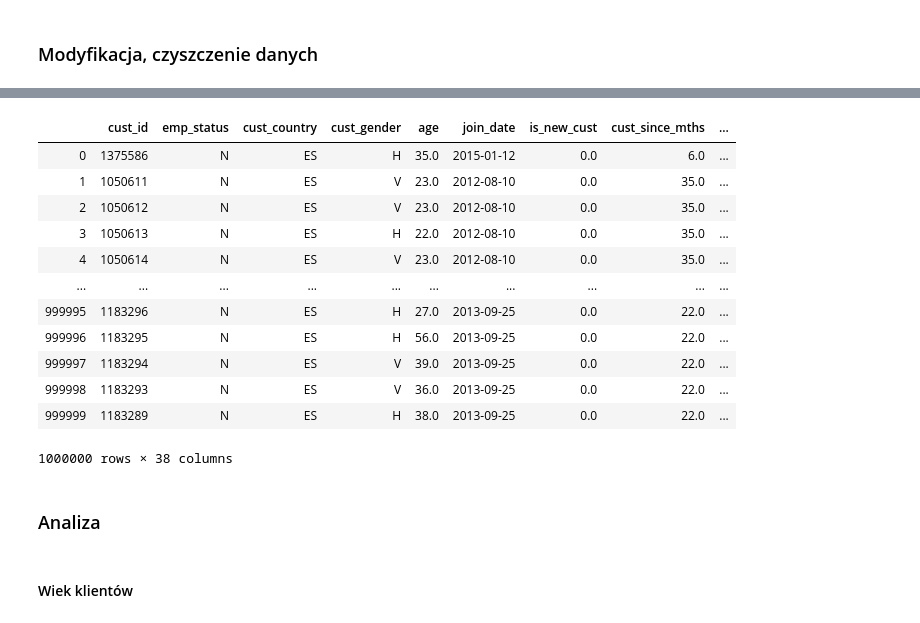
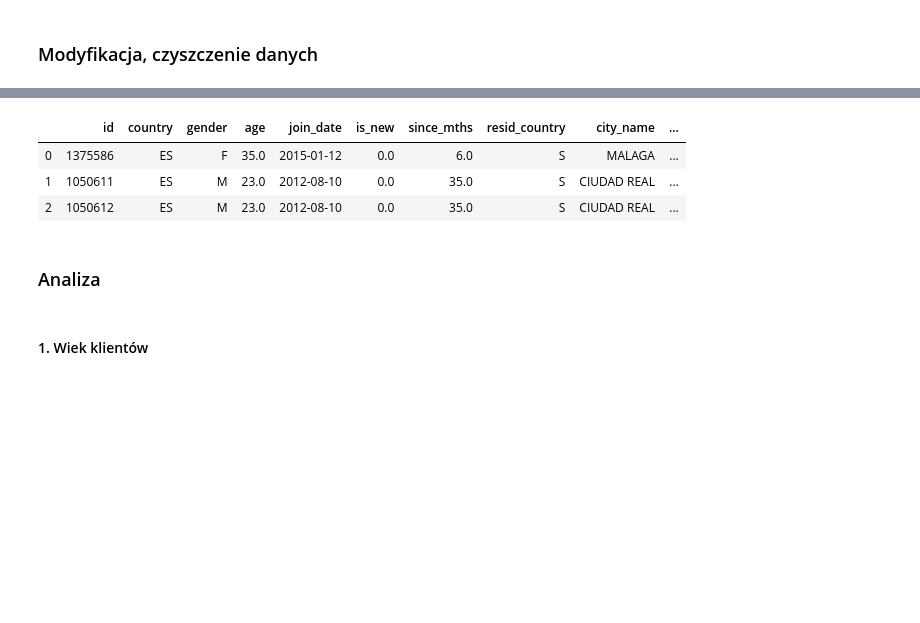
Before and after one commit to mcwilk/Santander, a Jupyter notebook: Santander_analysis.ipynb, the cells around one changed output, grey strips where cells are left out. Drawn from its saved outputs; the diff is of its cells as text; code cells hidden in the pictures; blank space fills up the shorter version.

```diff
--- a/Santander_analysis.ipynb
+++ b/Santander_analysis.ipynb
@@ -84,11 +85,11 @@ DataFrame zawiera 1000000 wierszy.
 # %%
 # Zmiana hiszpańskich nazw kolumn na angielskie
 col_names = list(data.columns)
-eng_col_names = ['cust_id', 'emp_status', 'cust_country', 'cust_gender', 'age', 'join_date', 'is_new_cust', 'cust_since_mths',
-                 'resid_country', 'is_foreigner', 'cust_province_name', 'cust_activity_status', 'gross_hshold_income',
-                 'cust_segment', 'savings_acc', 'guarantees', 'curr_accts', 'derivative_acc', 'payroll_acc', 'junior_acc',
-                 'more_particular_acc', 'particular_acc', 'particular_plus_acc', 'short_term_deposits', 'mid_term_deposits',
-                 'long_term_deposits', 'e-acc', 'funds', 'mortgage', 'pensions_1', 'loans', 'taxes', 'credit_card',
+eng_col_names = ['id', 'country', 'gender', 'age', 'join_date', 'is_new', 'since_mths',
+                 'resid_country', 'city_name', 'is_active', 'hhold_income',
+                 'segment', 'savings_acc', 'guarantees', 'curr_accts', 'derivative_acc', 'payroll_acc', 'junior_acc',
+                 'mas_partic_acc', 'partic_acc', 'partic_plus_acc', 'short_term_depos', 'mid_term_depos',
+                 'long_term_depos', 'e-acc', 'funds', 'mortgage', 'pensions_1', 'loans', 'taxes', 'credit_card',
                  'securities', 'home_acc', 'payroll', 'pensions_2', 'direct_debit']
 
 length = len(eng_col_names)
@@ -106,15 +102,36 @@ data.fillna(value = replace_nan, inplace=True)
+# %%
+# Czyszczenie danych
+income_median = data['hhold_income'].median()
+replace_nan = {'hhold_income': income_median, 'payroll': 0, 'pensions_2': 0}
+data.fillna(value = replace_nan, inplace=True)
+
+# Korekta wartości w kolumnie 'cust_gender'
+cond_h = data['gender'] == 'H' # = F (female)
+cond_v = data['gender'] == 'V' # = M (male)
+data.loc[cond_h, 'gender'] = 'F'
+data.loc[cond_v, 'gender'] = 'M'
+
+# Koretka wartości w kolumnie 'segment'
+cond_top = data['segment'] == '01 - TOP' # = VIP
+cond_partic = data['segment'] == '02 - PARTICULARES' # = Individuals
+cond_univ = data['segment'] == '03 - UNIVERSITARIO' # = Student
+data.loc[cond_top, 'segment'] = 'VIP'
+data.loc[cond_partic, 'segment'] = 'Individuals'
+data.loc[cond_univ, 'segment'] = 'Students'
 # %%
-#Zmiana typów danych dla poszczególnych kolumn
+# Zmiana typów danych dla poszczególnych kolumn
 col_names = list(data.columns)
 
-numeric_cols = ['age', 'cust_since_mths']
+numeric_cols = ['age', 'since_mths']
+integer_cols = ['payroll', 'pensions_2']
 date_cols = ['join_date']
-categorical_cols = ['emp_status', 'cust_gender', 'is_new_cust', 'is_foreigner', 'cust_activity_status', 'cust_segment']
-categorical_cols.extend(col_names[14:])
+categorical_cols = ['gender', 'is_new', 'is_active', 'segment']
 
 for col in col_names:
     if col in numeric_cols:
         data[col] = pd.to_numeric(data[col], errors='coerce')
+    elif col in integer_cols:
+        data[col] = data[col].astype('int64')
     elif col in date_cols:
         data[col] = pd.to_datetime(data[col], errors='coerce')
     elif col in categorical_cols:
@@ -142,18 +139,9 @@ memory usage: 89.6+ MB
 # %%
-data
+data.head(3)
 # %% [output]
-|  | cust_id | emp_status | cust_country | cust_gender | age | join_date | is_new_cust | cust_since_mths | ... |
-| 0 | 1375586 | N | ES | H | 35.0 | 2015-01-12 | 0.0 | 6.0 | ... |
-| 1 | 1050611 | N | ES | V | 23.0 | 2012-08-10 | 0.0 | 35.0 | ... |
-| 2 | 1050612 | N | ES | V | 23.0 | 2012-08-10 | 0.0 | 35.0 | ... |
-| 3 | 1050613 | N | ES | H | 22.0 | 2012-08-10 | 0.0 | 35.0 | ... |
-| 4 | 1050614 | N | ES | V | 23.0 | 2012-08-10 | 0.0 | 35.0 | ... |
-| ... | ... | ... | ... | ... | ... | ... | ... | ... | ... |
-| 999995 | 1183296 | N | ES | H | 27.0 | 2013-09-25 | 0.0 | 22.0 | ... |
-| 999996 | 1183295 | N | ES | H | 56.0 | 2013-09-25 | 0.0 | 22.0 | ... |
-| 999997 | 1183294 | N | ES | V | 39.0 | 2013-09-25 | 0.0 | 22.0 | ... |
-| 999998 | 1183293 | N | ES | V | 36.0 | 2013-09-25 | 0.0 | 22.0 | ... |
-| 999999 | 1183289 | N | ES | H | 38.0 | 2013-09-25 | 0.0 | 22.0 | ... |
+|  | id | country | gender | age | join_date | is_new | since_mths | resid_country | city_name | ... |
+| 0 | 1375586 | ES | F | 35.0 | 2015-01-12 | 0.0 | 6.0 | S | MALAGA | ... |
+| 1 | 1050611 | ES | M | 23.0 | 2012-08-10 | 0.0 | 35.0 | S | CIUDAD REAL | ... |
+| 2 | 1050612 | ES | M | 23.0 | 2012-08-10 | 0.0 | 35.0 | S | CIUDAD REAL | ... |
-1000000 rows × 38 columns
 # %% [markdown]
 ### Analiza
@@ -160,2 +150,2 @@ data
 # %% [markdown]
-#### Wiek klientów
+#### 1. Wiek klientów
```
Also changed, not shown: parts of 50 cells of this notebook.
